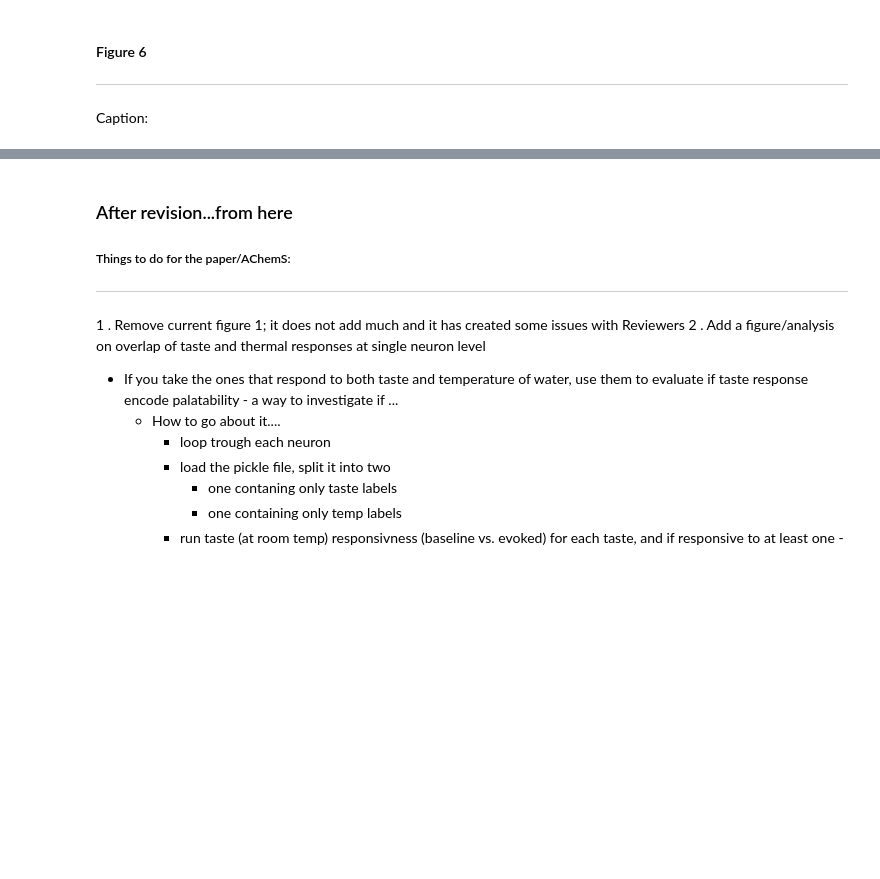
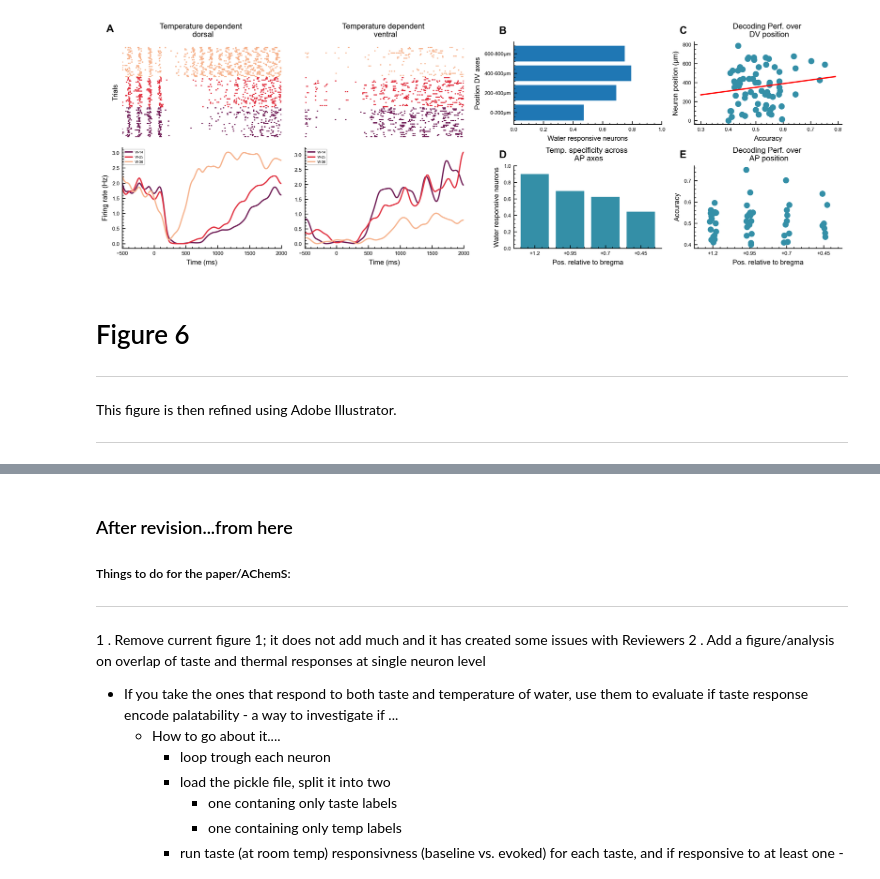
Before and after one commit to vincisLab/thermalGC, a Jupyter notebook: Bouaichi_Odegaard_Neese_Vincis.ipynb, the cells around one changed output, grey strips where cells are left out. Saved outputs shown, nothing was run; the diff lists cells and outputs as text; code cells hidden in the pictures; blank space fills up the shorter version.

```diff
--- a/Bouaichi_Odegaard_Neese_Vincis.ipynb
+++ b/Bouaichi_Odegaard_Neese_Vincis.ipynb
@@ -365,23 +218,17 @@ Caption:
 # %%
-mouse          = 'CB303'
-Date           = '061522'
-fileName       = 'SU_Analysis/allN.pickle'
-
-df_allN        = pd.read_pickle(filePath/mouse/Date/fileName)
+fileName       = 'AllN_5A_1.pickle'
+df_allN        = pd.read_pickle(filePath/'Data'/fileName)
 df_allN_smooth = smooth_all_spike_trains(df_allN, 300)
-
 three,three_one,three_two,three_three,min_Trial_3 = snippet_fig2_2(df_allN,df_allN_smooth,neuron=17)
 
-
-mouse          = 'CB317'
-Date           = '111022'
-fileName       = 'SU_Analysis/allN.pickle'
-
-df_allN        = pd.read_pickle(filePath/mouse/Date/fileName)
+fileName       = 'AllN_5A_2.pickle'
+df_allN        = pd.read_pickle(filePath/'Data'/fileName)
 df_allN_smooth = smooth_all_spike_trains(df_allN, 300)
 
 four,four_one,four_two,four_three,min_Trial_4 = snippet_fig2_2(df_allN,df_allN_smooth,neuron=8)
 
-#Figure_5(three,three_one,three_two,three_three,min_Trial_3,
-#         four,four_one,four_two,four_three,min_Trial_4,
-#         Resp_sel, Resp_unsel, Main_Temp_Resp)
+Figure_5(three,three_one,three_two,three_three,min_Trial_3,
+         four,four_one,four_two,four_three,min_Trial_4,
+         Resp_sel, Resp_unsel, Main_Temp_Resp)
+# %% [output]
+[figure, added]
@@ -448,5 +235,6 @@ len(Resp_sel)
 # %% [markdown]
 <a id='Figure6'></a>
-#### Figure 6
+# Figure 6
 ***
-Caption:
+This figure is then refined using Adobe Illustrator.
+***
```
Also changed, not shown: parts of 50 cells of this notebook, 47 other files.
